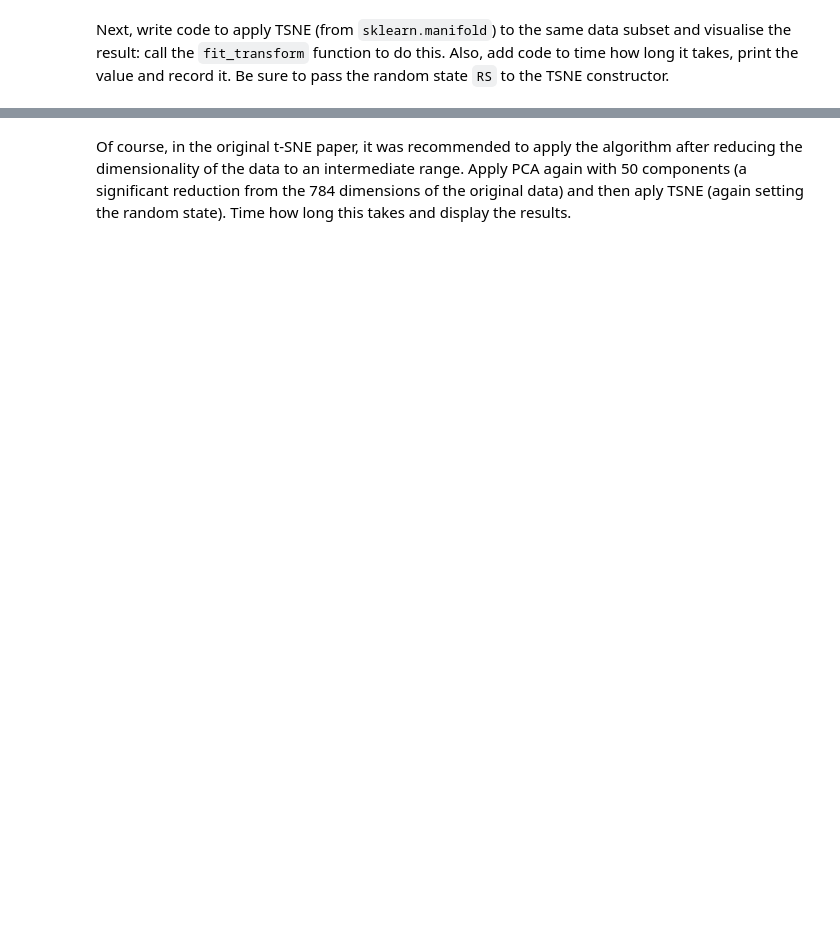
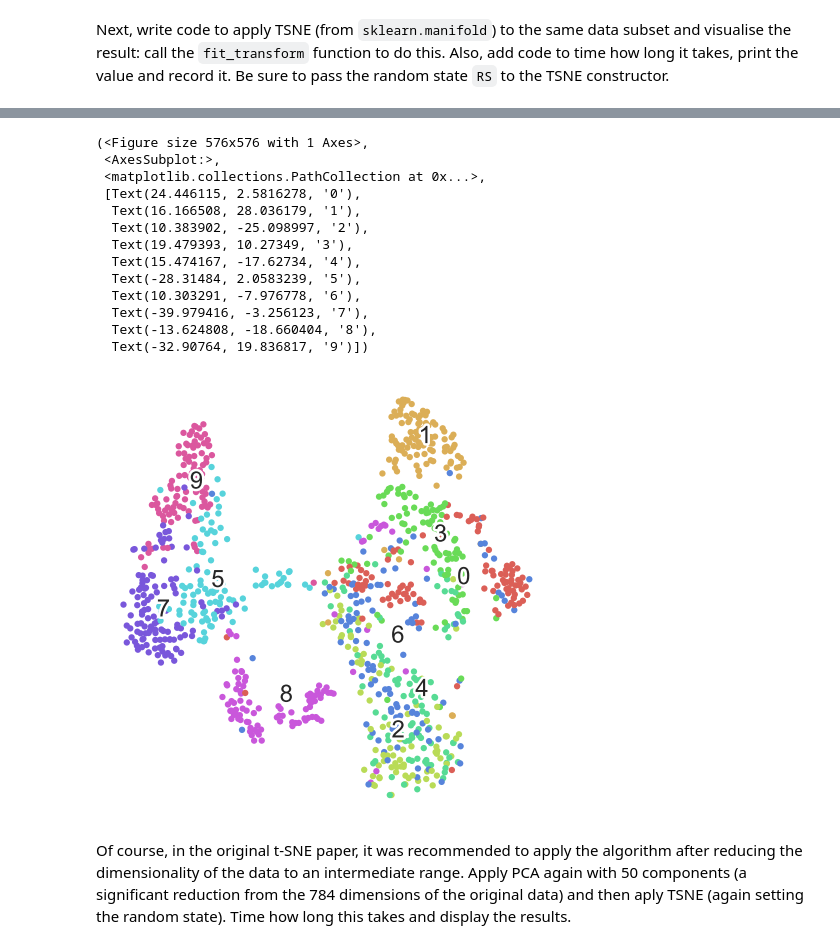
Before and after one commit to Raynham/Advanced-Data-Dnalytics, a Jupyter notebook: week1/Worksheet1.ipynb, the cells around one changed output, grey strips where cells are left out. Saved outputs shown, nothing was run; the diff lists cells and outputs as text; code cells hidden in the pictures; blank space fills up the shorter version.

```diff
--- a/week1/Worksheet1.ipynb
+++ b/week1/Worksheet1.ipynb
@@ -87,0 +119,14 @@ constructor.
+# %%
+#TODO block 5
+
+from sklearn.manifold import TSNE
+time_start = time.time()
+tsne = TSNE(n_components = 2, random_state = RS)
+tsne_result = tsne.fit_transform(X_train_subset)
+print ('T-SNE done! Time elapsed: {} seconds'.format(time.time()-time_start))
+tsne_df = pd.DataFrame(columns = ['tsne1','tsne2'])
+
+tsne_df['tsne1'] = tsne_result[:,0]
+tsne_df['tsne2'] = tsne_result[:,1]
+fc.fashion_scatter(tsne_df[['tsne1','tsne2']].values, y_train_subset)
+# %% [output]
@@ -88,3 +134,17 @@ constructor.
+(<Figure size 576x576 with 1 Axes>,
+ <AxesSubplot:>,
+ <matplotlib.collections.PathCollection at 0x...>,
+ [Text(24.446115, 2.5816278, '0'),
+  Text(16.166508, 28.036179, '1'),
+  Text(10.383902, -25.098997, '2'),
+  Text(19.479393, 10.27349, '3'),
+  Text(15.474167, -17.62734, '4'),
+  Text(-28.31484, 2.0583239, '5'),
+  Text(10.303291, -7.976778, '6'),
+  Text(-39.979416, -3.256123, '7'),
+  Text(-13.624808, -18.660404, '8'),
+  Text(-32.90764, 19.836817, '9')])
+[figure, added]
 # %% [markdown]
 Of course, in the original t-SNE paper, it was recommended to apply the algorithm after reducing the dimensionality of the
 data to an intermediate range. Apply PCA again with 50 components
```
Also changed, not shown: parts of 24 cells of this notebook, 2 other files.
